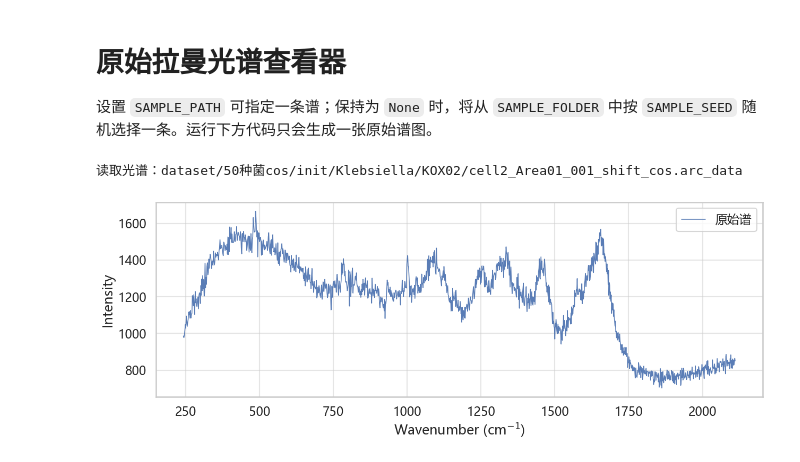
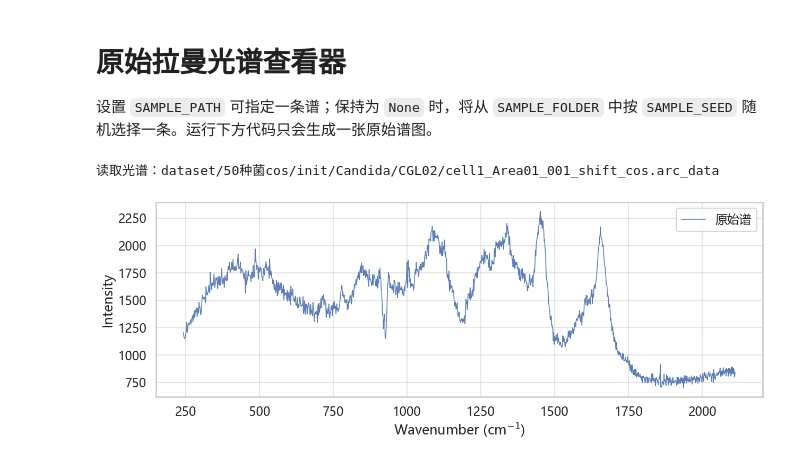
Before and after one commit to YaoHui-Wu06022/Bacterial-Raman-Spectroscopy-Classification, a Jupyter notebook: notebooks/raw_spectrum_viewer.ipynb, the cells around one changed output. Drawn from its saved outputs; the diff is of its cells as text; code cells hidden in the pictures.

```diff
--- a/notebooks/raw_spectrum_viewer.ipynb
+++ b/notebooks/raw_spectrum_viewer.ipynb
@@ -28,7 +28,7 @@ from raman.data.io import read_arc_data
 
 # 手动指定时，填入相对项目根目录或绝对路径；例如：
 # SAMPLE_PATH = 'dataset/50种菌cos/init/属名/文件夹名/某条谱.arc_data'
-SAMPLE_PATH = None
+SAMPLE_PATH = "dataset/50种菌cos/init/Candida/CGL02/cell1_Area01_001_shift_cos.arc_data"
 
 # SAMPLE_PATH 为 None 时，从该目录随机抽取一条谱。
 SAMPLE_FOLDER = PROJECT_ROOT / 'dataset' / '50种菌cos' / 'init'
@@ -61,32 +61,32 @@ if SAMPLE_PATH is not None:
         spectrum_path = PROJECT_ROOT / spectrum_path
 else:
     sample_folder = Path(SAMPLE_FOLDER)
     if not sample_folder.is_absolute():
         sample_folder = PROJECT_ROOT / sample_folder
     candidates = sorted(sample_folder.rglob('*.arc_data'))
     if not candidates:
         raise FileNotFoundError(f'未找到 .arc_data 文件：{sample_folder}')
     spectrum_path = random.Random(SAMPLE_SEED).choice(candidates)
 
 wn, intensity = read_arc_data(spectrum_path)
 if wn.size == 0 or intensity.size == 0:
     raise ValueError(f'无法读取光谱：{spectrum_path}')
 
 try:
     display_path = spectrum_path.relative_to(PROJECT_ROOT).as_posix()
 except ValueError:
     display_path = str(spectrum_path)
 print(f'读取光谱：{display_path}')
 
 fig, ax = plt.subplots(figsize=(13, 5))
 ax.plot(wn, intensity, color='#4C72B0', linewidth=1.15, alpha=0.92, label='原始谱')
 ax.set_xlabel('Wavenumber (cm$^{-1}$)')
 ax.set_ylabel('Intensity')
 if DISPLAY_MIN is not None and DISPLAY_MAX is not None:
     ax.set_xlim(DISPLAY_MIN, DISPLAY_MAX)
 ax.legend(loc='best')
 fig.tight_layout()
 plt.show()
 # %% [output]
-读取光谱：dataset/50种菌cos/init/Klebsiella/KOX02/cell2_Area01_001_shift_cos.arc_data
+读取光谱：dataset/50种菌cos/init/Candida/CGL02/cell1_Area01_001_shift_cos.arc_data
-[figure, old version]
+[figure, new version]
```
Also changed, not shown: 8 other files.
